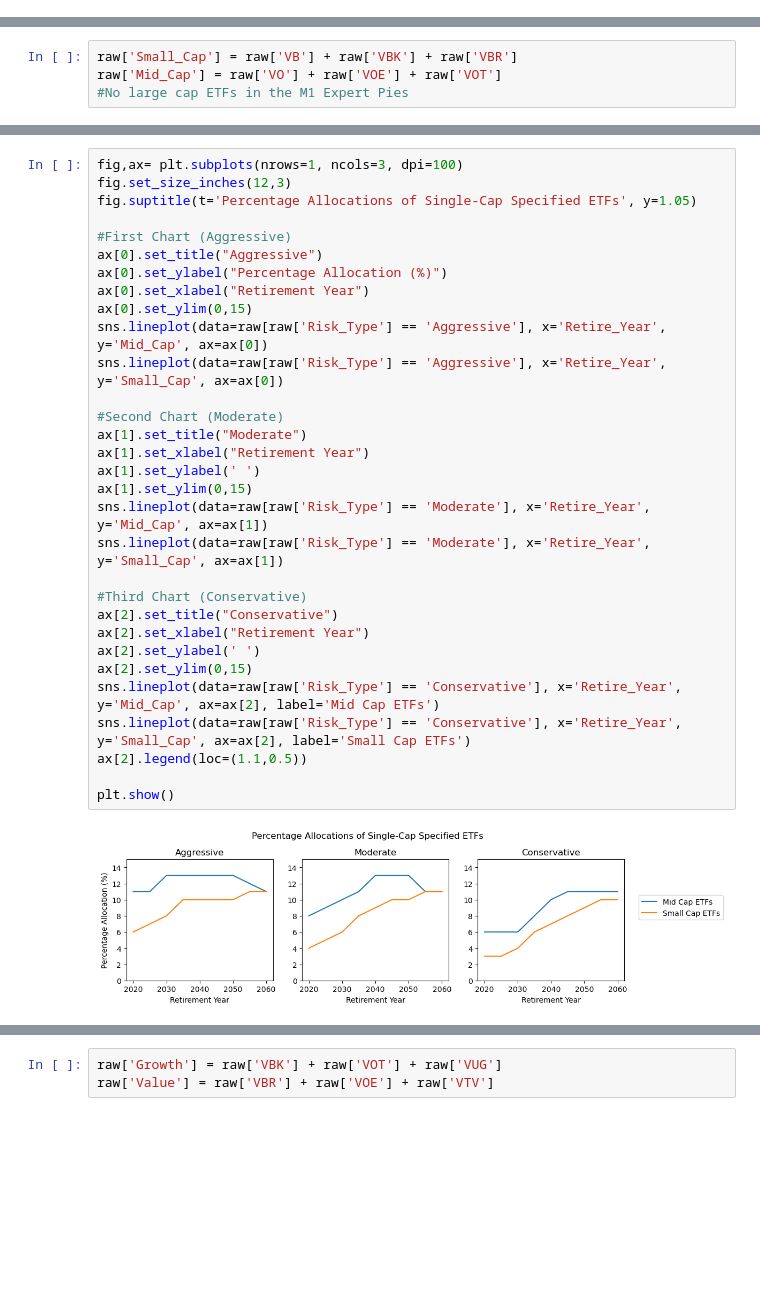
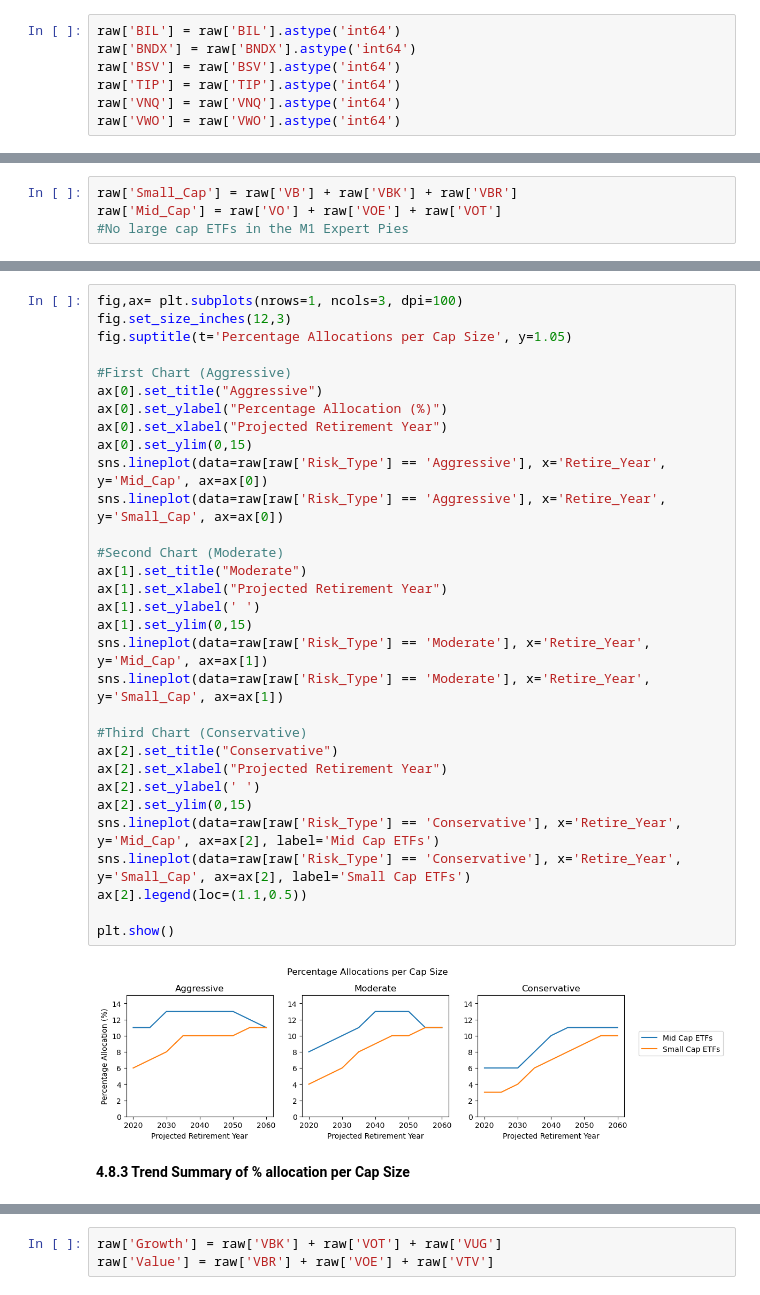
Before and after one commit to AvinashBisram/Data-Analysis-Projects, a Jupyter notebook: M1 Expert Pie Analysis.ipynb, the cells around one changed output, grey strips where cells are left out. Cells and saved outputs as stored; diff of their text form; blank space fills up the shorter version.

```diff
--- a/M1 Expert Pie Analysis.ipynb
+++ b/M1 Expert Pie Analysis.ipynb
@@ -33,0 +112,7 @@ raw = raw.fillna(0)
+# %%
+raw['BIL'] = raw['BIL'].astype('int64')
+raw['BNDX'] = raw['BNDX'].astype('int64')
+raw['BSV'] = raw['BSV'].astype('int64')
+raw['TIP'] = raw['TIP'].astype('int64')
+raw['VNQ'] = raw['VNQ'].astype('int64')
+raw['VWO'] = raw['VWO'].astype('int64')
@@ -257,33 +477,35 @@ raw['Mid_Cap'] = raw['VO'] + raw['VOE'] + raw['VOT']
 # %%
 fig,ax= plt.subplots(nrows=1, ncols=3, dpi=100)
 fig.set_size_inches(12,3)
-fig.suptitle(t='Percentage Allocations of Single-Cap Specified ETFs', y=1.05)
+fig.suptitle(t='Percentage Allocations per Cap Size', y=1.05)
 
 #First Chart (Aggressive)
 ax[0].set_title("Aggressive")
 ax[0].set_ylabel("Percentage Allocation (%)")
-ax[0].set_xlabel("Retirement Year")
+ax[0].set_xlabel("Projected Retirement Year")
 ax[0].set_ylim(0,15)
 sns.lineplot(data=raw[raw['Risk_Type'] == 'Aggressive'], x='Retire_Year', y='Mid_Cap', ax=ax[0])
 sns.lineplot(data=raw[raw['Risk_Type'] == 'Aggressive'], x='Retire_Year', y='Small_Cap', ax=ax[0])
 
 #Second Chart (Moderate)
 ax[1].set_title("Moderate")
-ax[1].set_xlabel("Retirement Year")
+ax[1].set_xlabel("Projected Retirement Year")
 ax[1].set_ylabel(' ')
 ax[1].set_ylim(0,15)
 sns.lineplot(data=raw[raw['Risk_Type'] == 'Moderate'], x='Retire_Year', y='Mid_Cap', ax=ax[1])
 sns.lineplot(data=raw[raw['Risk_Type'] == 'Moderate'], x='Retire_Year', y='Small_Cap', ax=ax[1])
 
 #Third Chart (Conservative)
 ax[2].set_title("Conservative")
-ax[2].set_xlabel("Retirement Year")
+ax[2].set_xlabel("Projected Retirement Year")
 ax[2].set_ylabel(' ')
 ax[2].set_ylim(0,15)
 sns.lineplot(data=raw[raw['Risk_Type'] == 'Conservative'], x='Retire_Year', y='Mid_Cap', ax=ax[2], label='Mid Cap ETFs')
 sns.lineplot(data=raw[raw['Risk_Type'] == 'Conservative'], x='Retire_Year', y='Small_Cap', ax=ax[2], label='Small Cap ETFs')
 ax[2].legend(loc=(1.1,0.5))
 
 plt.show()
 # %% [output]
-[figure, old version]
+[figure, new version]
+# %% [markdown]
+<b>4.8.3 Trend Summary of % allocation per Cap Size</b>
```
Also changed, not shown: parts of 99 cells of this notebook.
